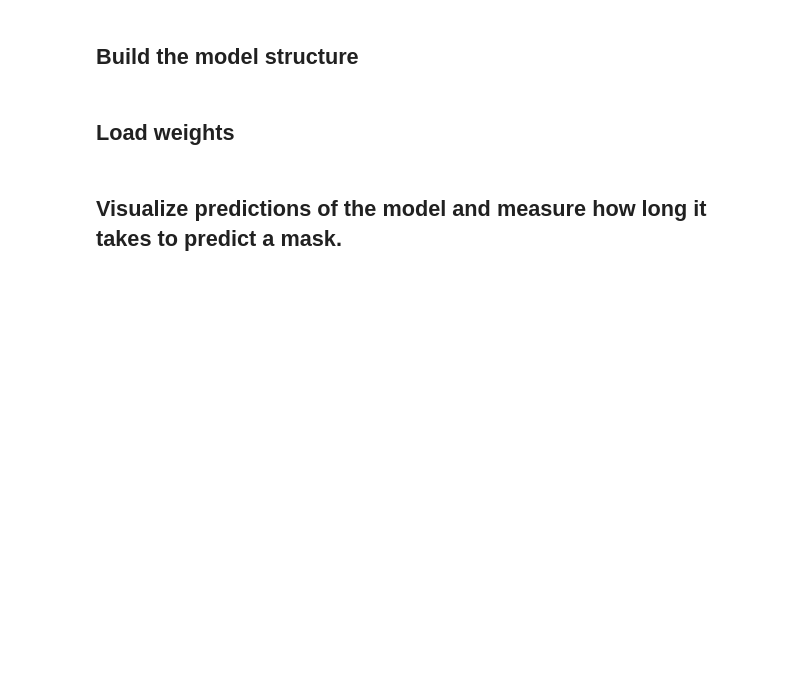
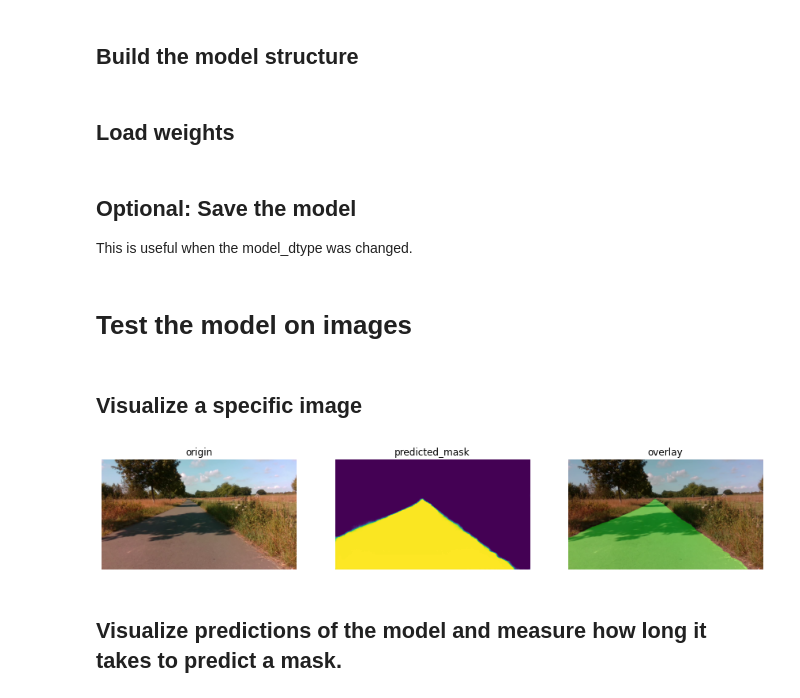
Before and after one commit to PatrickNa/footpath_segmentation, a Jupyter notebook: test.ipynb, the cells around one changed output. Cells and saved outputs as stored; diff of their text form; code cells hidden in the pictures; blank space fills up the shorter version.

```diff
--- a/test.ipynb
+++ b/test.ipynb
@@ -34,7 +50,7 @@ input_height = image_parameters['height']
 image_dimensions = (input_width, input_height)
 input_shape = (input_width, input_height, 3)
 # %%
-footpath_model = FootpathModelArchitecture(input_shape).footpath_model
+footpath_model = FootpathModelArchitecture(input_shape, model_dtype='float16').footpath_model
 # %% [markdown]
 ## Load weights
 # %%
@@ -43,3 +59,7 @@ model_directory = model_parameters['root_directory']
 model_file = model_parameters['model_file_name']
 # %%
 footpath_model.load_weights(model_directory + model_file)
+# %% [markdown]
+## Optional: Save the model
+
+This is useful when the model_dtype was changed.
@@ -46,2 +71,15 @@ footpath_model.load_weights(model_directory + model_file)
+# %% [markdown]
+# Test the model on images
+# %% [markdown]
+## Visualize a specific image
+# %%
+image_path = '/home/patrick/Documents/Locomotec/development_sprint-cw-32-cw-33-2020/labeled_images/images/2020-29-07-D435i-162.png'
+image = load_img(image_path)
+preprocessed_image = preprocess_image(image, expand_dimension=True)
+prediction = footpath_model.predict(preprocessed_image)
+overlay = create_overlay(image, prediction, 0.3, True)
+display_images([image, prediction, overlay], ['origin', 'predicted_mask', 'overlay'])
+# %% [output]
+[figure, added]
 # %% [markdown]
 ## Visualize predictions of the model and measure how long it takes to predict a mask.
```
Also changed, not shown: parts of 19 cells of this notebook, 1 other file.
